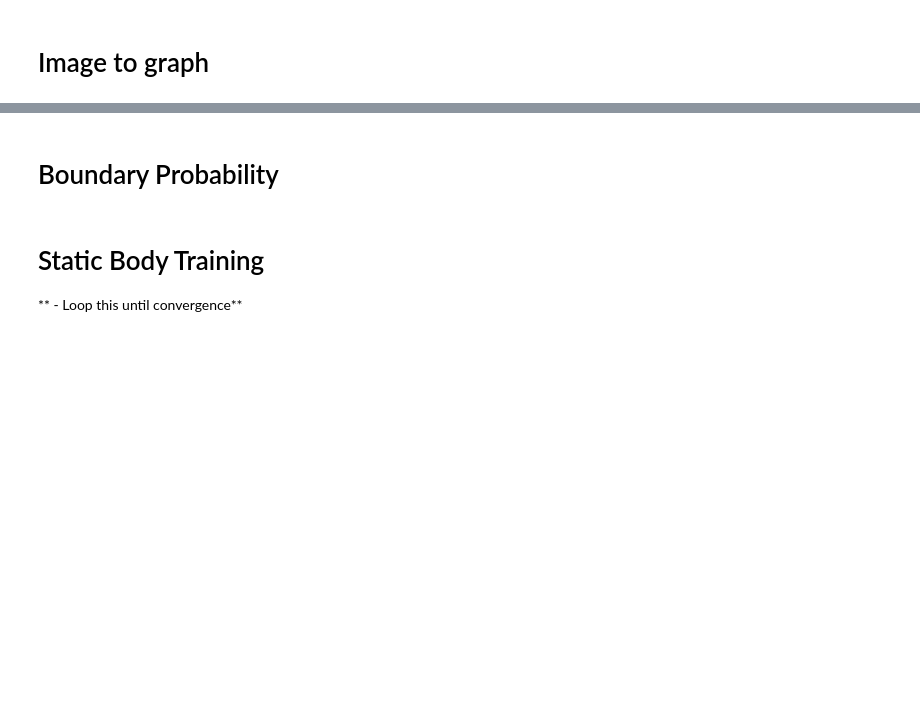
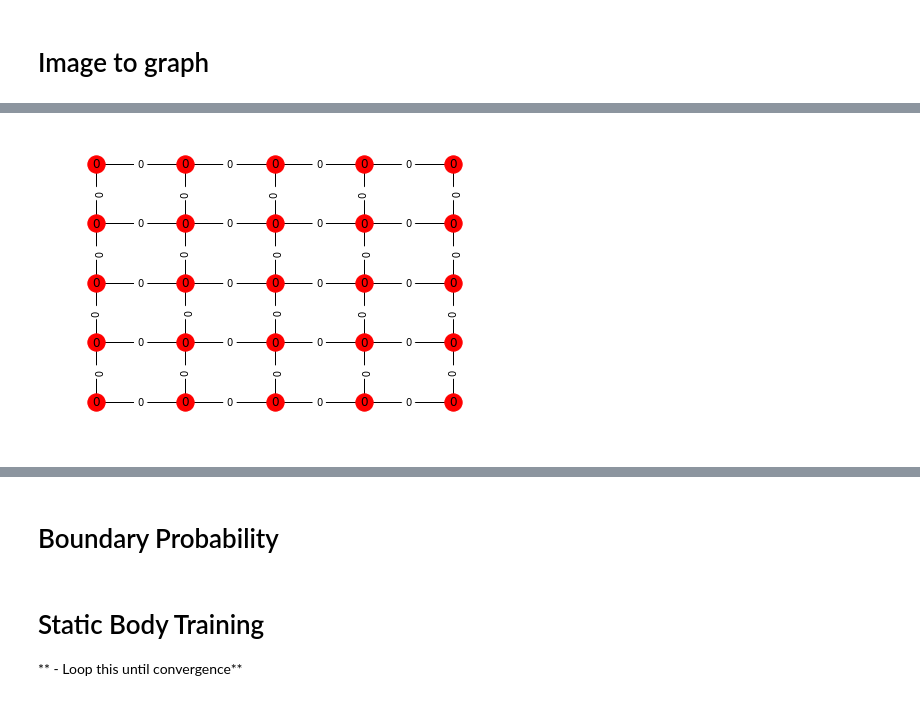
Before and after one commit to Collin-Emerson-Miller/Learned-Watershed-Segmentation, a Jupyter notebook: Pipeline.ipynb, the cells around one changed output, grey strips where cells are left out. Drawn from its saved outputs; the diff is of its cells as text; code cells hidden in the pictures; blank space fills up the shorter version.

```diff
--- a/Pipeline.ipynb
+++ b/Pipeline.ipynb
@@ -95,0 +145,4 @@ for row in range(img.shape[0]):
+# %%
+view_graph(gt, ground_truth_graph,pixel_values=True)
+# %% [output]
+[figure, added]
```
Also changed, not shown: parts of 32 cells of this notebook, 3 other files.
